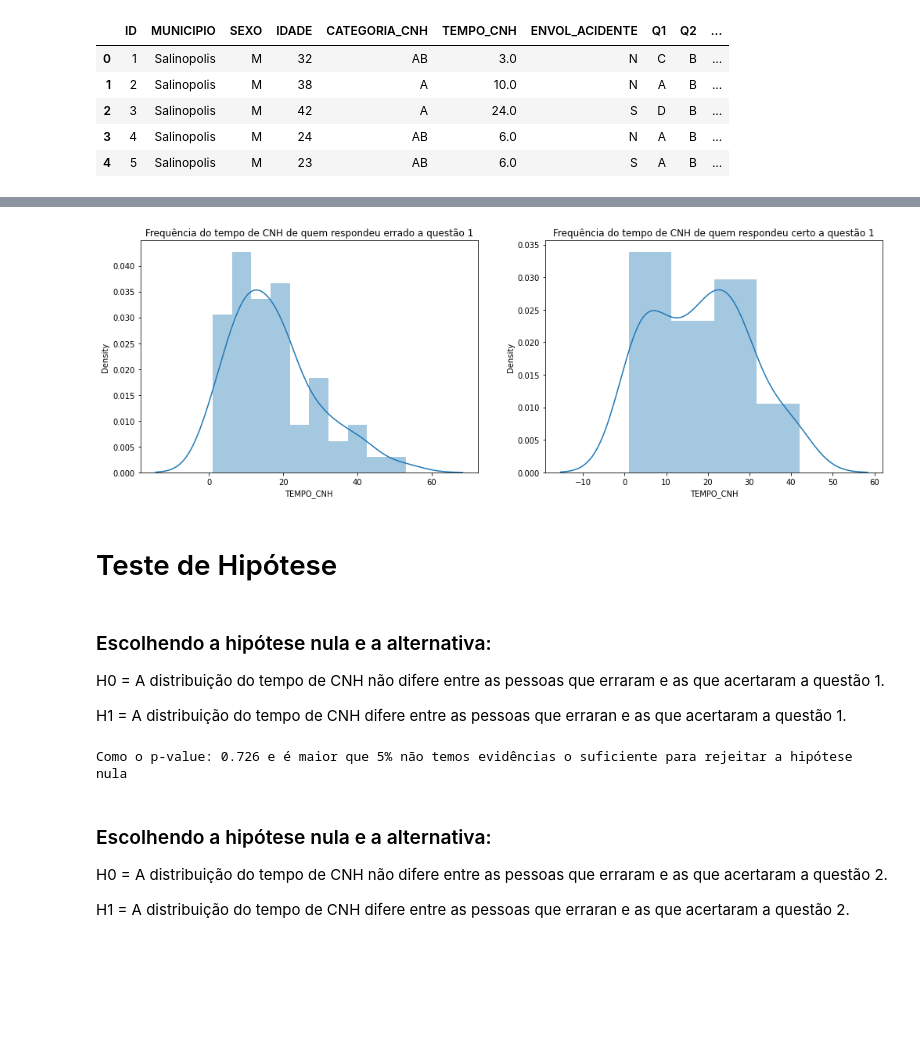
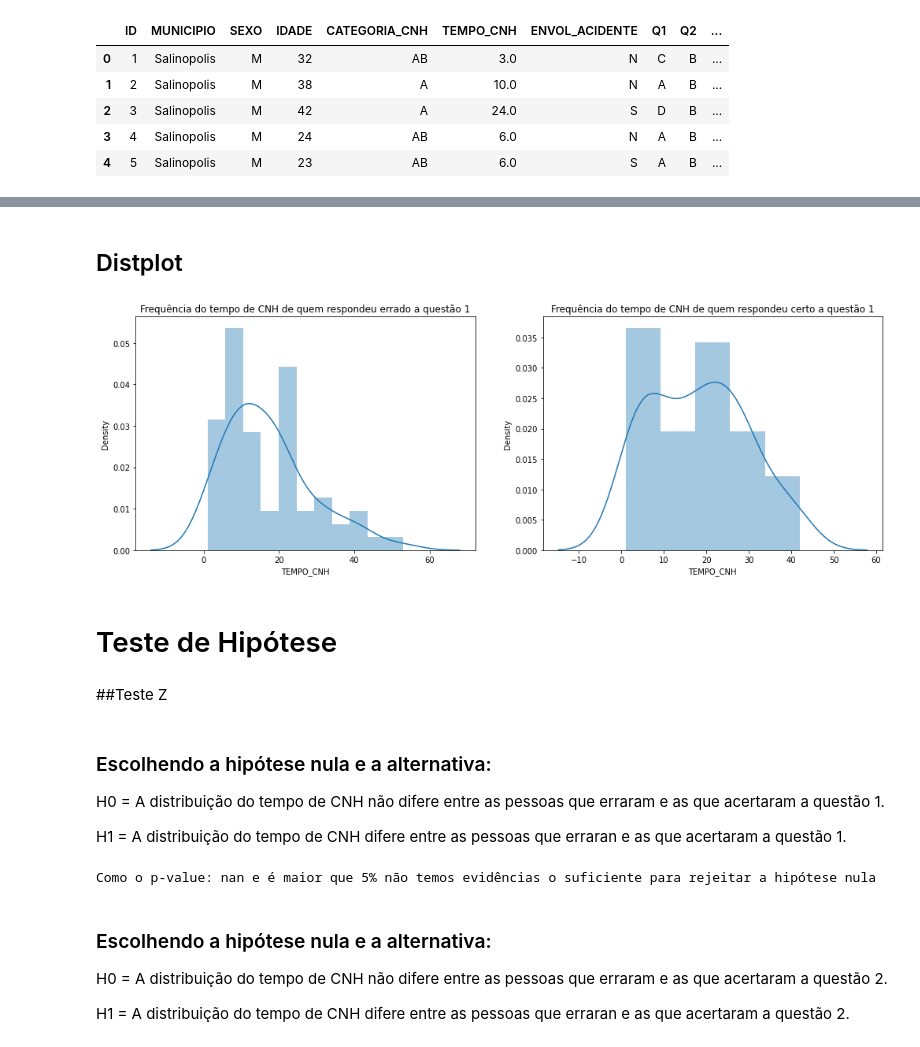
Before and after one commit to JulioHenri/Trabalho_DETRAN, a Jupyter notebook: dataset-and-code/detran.ipynb, the cells around one changed output, grey strips where cells are left out. Saved outputs shown, nothing was run; the diff lists cells and outputs as text; code cells hidden in the pictures; blank space fills up the shorter version.

```diff
--- a/dataset-and-code/detran.ipynb
+++ b/dataset-and-code/detran.ipynb
@@ -413,11 +259,11 @@ Name: Q5, dtype: int64
 # %%
+#perguntas com resposta A
 def correcao(df):
-  if df.Q1 == 'SI':
+  if df['Q3'] == 'SI':
     return 'SI'
-  elif df.Q1 == 'B':
-    return 1
+  elif df['Q3'] == 'A':
+    return 'correto'
   else:
-    return 0
-
-df['q1_gab'] = df.apply(correcao, axis = 1)
+    return 'incorreto'
+df['Q3_gab'] = df.apply(correcao, axis = 1)
 # %%
@@ -443,20 +291,11 @@ df['q3_gab'] = df.apply(correcao3, axis = 1)
 # %%
-def correcao4(df):
-  if df.Q4 == 'SI':
-    return 'SI'
-  elif df.Q4 == 'B':
-    return 1
-  else:
-    return 0
-
-df['q4_gab'] = df.apply(correcao4, axis = 1)
+#perguntas com resposta D
+for i in df[['Q9','Q10']]:
+  def correcao(df):
+    if df[i] == 'SI':
+      return 'SI'
+    elif df[i] == 'D':
+      return 'correto'
+    else:
+      return 'incorreto'
+  df[str(i)+'_gab'] = df.apply(correcao, axis = 1)
-# %%
-def correcao5(df):
-  if df.Q5 == 'SI':
-    return 'SI'
-  elif df.Q5 == 'B':
-    return 1
-  else:
-    return 0
-
-df['q5_gab'] = df.apply(correcao5, axis = 1)
@@ -851,33 +671,40 @@ df.head()
+# %% [markdown]
+## Distplot
 # %%
-errado = df.query('q1_gab == 0')['TEMPO_CNH']
-certo = df.query('q1_gab == 1')['TEMPO_CNH']
+errado = df.query('Q1_gab == "incorreto"')['TEMPO_CNH']
+certo = df.query('Q1_gab == "correto"')['TEMPO_CNH']
 
 plt.figure(figsize=(17,12))
 
 plt.subplot(2, 2, 1)
 sns.distplot(errado)
 plt.title('Frequência do tempo de CNH de quem respondeu errado a questão 1')
 
 plt.subplot(2, 2, 2)
 sns.distplot(certo)
 plt.title('Frequência do tempo de CNH de quem respondeu certo a questão 1');
 # %% [output]
-[figure, old version]
+[figure, new version]
 # %% [markdown]
 # Teste de Hipótese
+# %% [markdown]
+##Teste Z
 # %% [markdown]
 ### Escolhendo a hipótese nula e a alternativa:
 H0 = A distribuição do tempo de CNH não difere entre as pessoas que erraram e as que acertaram a questão 1.
 
 H1 = A distribuição do tempo de CNH difere entre as pessoas que erraran e as que acertaram a questão 1.
 # %%
+errado = df.query('Q1_gab == "incorreto"')['TEMPO_CNH']
+certo = df.query('Q1_gab == "correto"')['TEMPO_CNH']
+
 ztest, pvalue = stests.ztest(x1=errado, x2=certo)
 if pvalue < 0.05:
   print('Como o p-value: {:.3f} e é menor que 5% temos evidências o suficiente para rejeitar a hipótese nula'.format(pvalue))
 else:
   print('Como o p-value: {:.3f} e é maior que 5% não temos evidências o suficiente para rejeitar a hipótese nula'.format(pvalue))
 # %% [output]
-Como o p-value: 0.726 e é maior que 5% não temos evidências o suficiente para rejeitar a hipótese nula
+Como o p-value: nan e é maior que 5% não temos evidências o suficiente para rejeitar a hipótese nula
 # %% [markdown]
 ### Escolhendo a hipótese nula e a alternativa:
 H0 = A distribuição do tempo de CNH não difere entre as pessoas que erraram e as que acertaram a questão 2.
```
Also changed, not shown: parts of 100 cells of this notebook.
